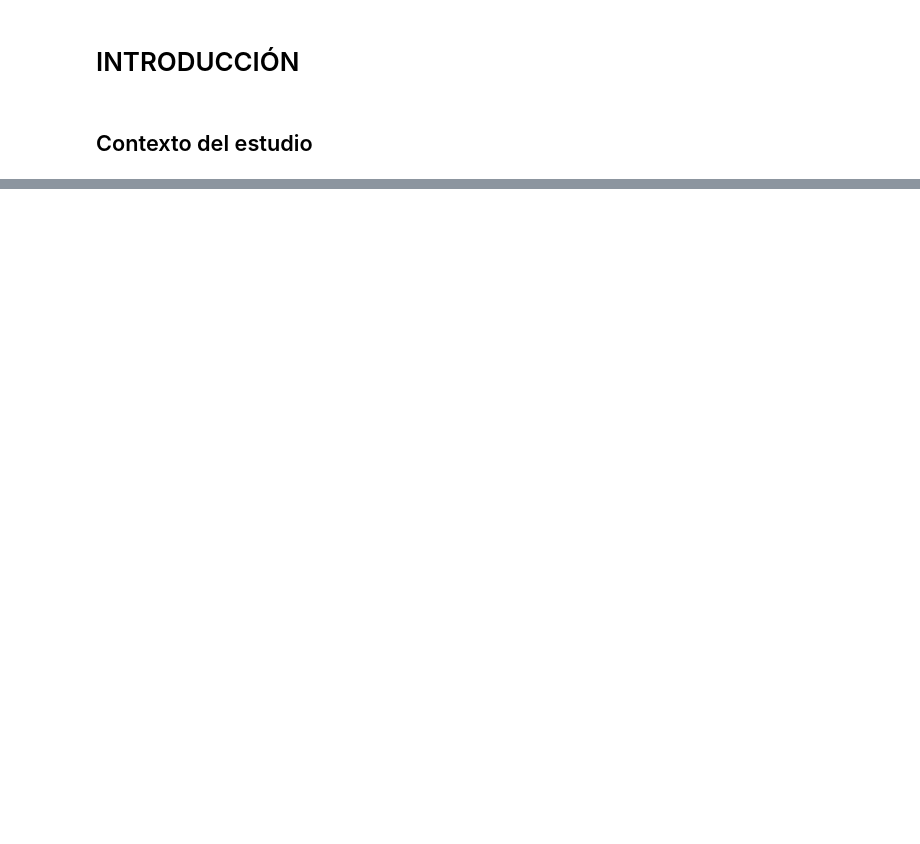
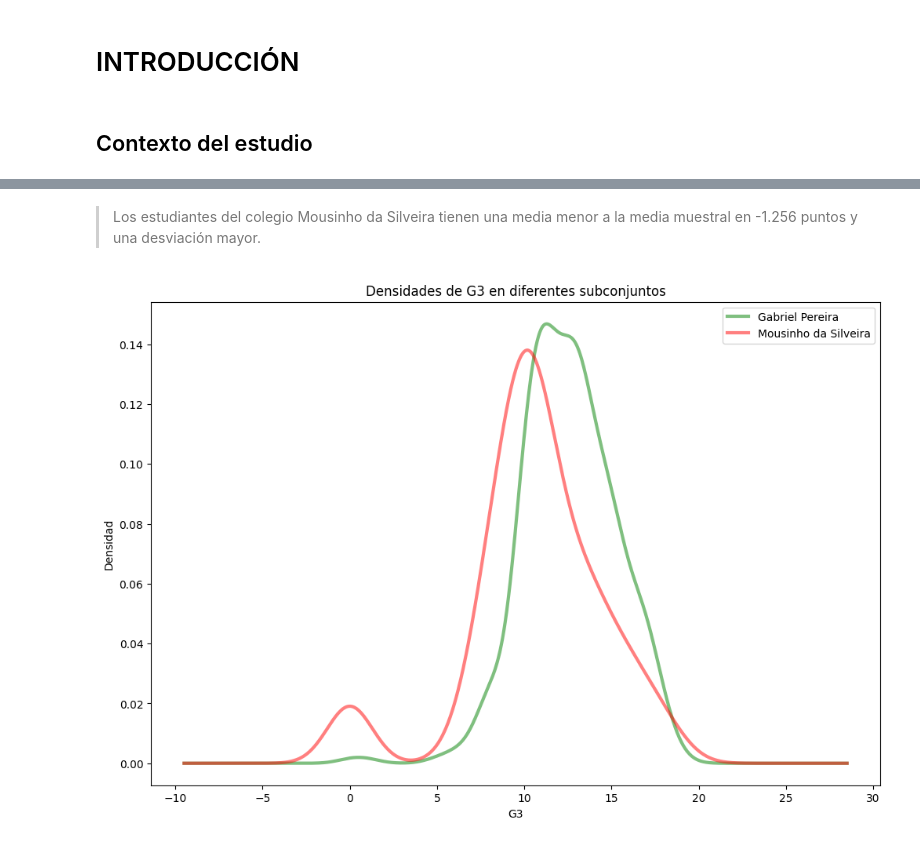
Before and after one commit to Tumup/estadistica, a Jupyter notebook: ESTADISTICA/informe.ipynb, the cells around one changed output, grey strips where cells are left out. Saved outputs shown, nothing was run; the diff lists cells and outputs as text; code cells hidden in the pictures; blank space fills up the shorter version.

```diff
--- a/ESTADISTICA/informe.ipynb
+++ b/ESTADISTICA/informe.ipynb
@@ -77,0 +106,5 @@ Se eliminan las variables que no pensamos considerar en el analisis inicial.
+# %%
+dfcF = dfc[dfc['sex'] == 'F']
+dfcM = dfc[dfc['sex'] == 'M']
+dfcGP = dfc[dfc['school']=='GP']
+dfcMS = dfc[dfc['school']=='MS']
@@ -79,0 +203,19 @@ dfc.describe()
+# %% [markdown]
+>Los estudiantes del colegio Mousinho da Silveira tienen una media menor a la media muestral en -1.256 puntos y una desviación mayor.
+# %%
+# Configuración del gráfico de densidades
+plt.figure(figsize=(12, 8))
+
+variable_x =  'G3'
+
+for subset, label, color in zip([dfcGP, dfcMS], ['Gabriel Pereira', 'Mousinho da Silveira'], ['green', 'red']):
+    subset[variable_x].plot(kind='density', alpha=0.5, label=label, color=color, linewidth=3)
+
+# Configuración de leyendas y título
+plt.title(f'Densidades de {variable_x} en diferentes subconjuntos')
+plt.xlabel(variable_x)
+plt.ylabel('Densidad')
+plt.legend()
+plt.show()
+# %% [output]
+[figure, added]
```
Also changed, not shown: parts of 42 cells of this notebook.
